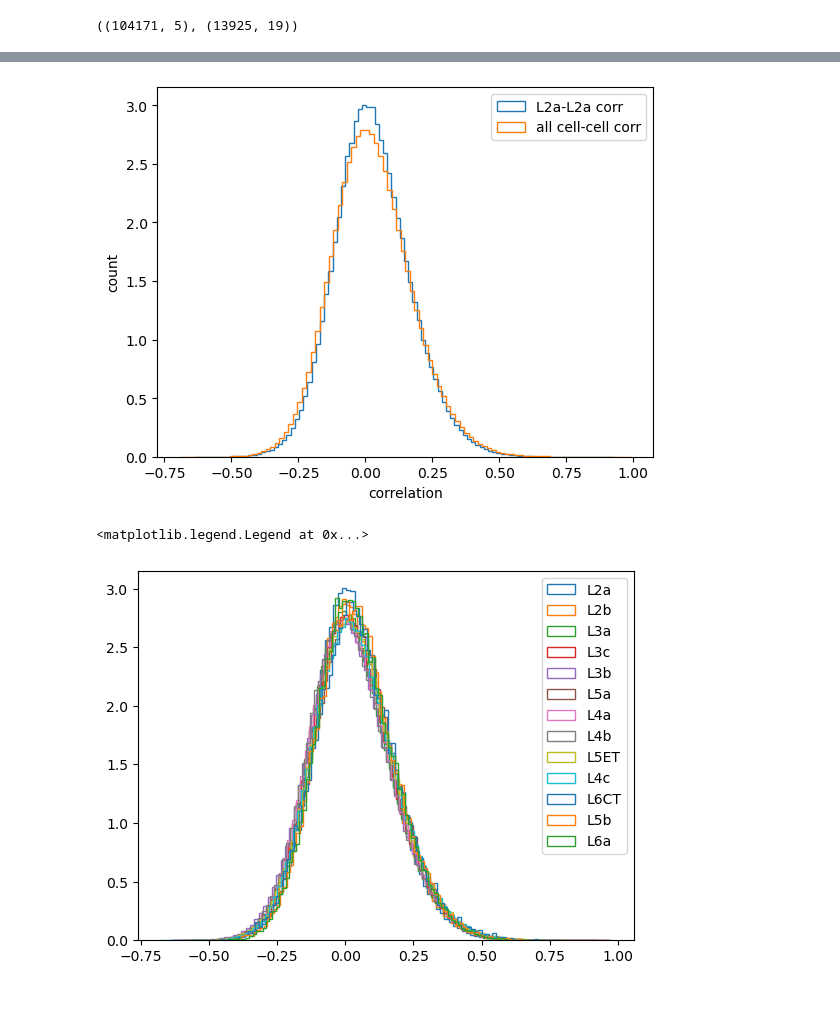
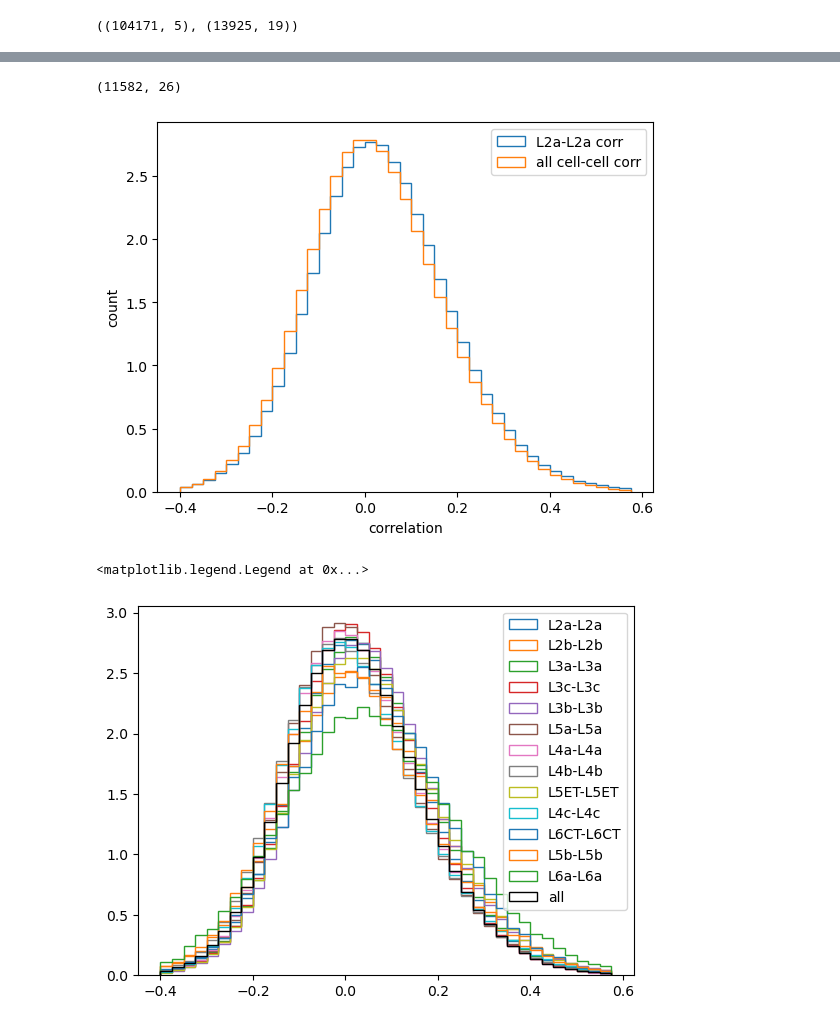
Before and after one commit to AllenInstitute/SWDB_CellTypeFunction, a Jupyter notebook: workshop2/InSilicoStimulus.ipynb, the cells around one changed output, grey strips where cells are left out. Saved outputs shown, nothing was run; the diff lists cells and outputs as text; code cells hidden in the pictures.

```diff
--- a/workshop2/InSilicoStimulus.ipynb
+++ b/workshop2/InSilicoStimulus.ipynb
@@ -89,0 +206,6 @@ plt.show()
+# %%
+# lets plot the structure
+f, ax =plt.subplots()
+ax.imshow(corr_M[0:200,0:200], vmin=-.3, vmax=.3)
+ax.set_xlabel('unit 1')
+ax.set_ylabel('unit 2')
@@ -90,8 +235,14 @@ plt.show()
 # %%
-# plot the distribution of correlations
-import matplotlib.pyplot as plt
-plt.hist(corr[np.triu_indices_from(corr,1)], bins=100)
-plt.xlabel('correlation')
-plt.ylabel('count')
+# First thing to do, lets just look at the distribution of correlations
+
+# we only want the upper triangle of the correlation matrix,
+# excluding the diagonal because Pearson correlation of yourself is by definiton 1.
+# excluding the lower triangle because Pearson correlation is symettric.
+Cbins = np.arange(-.4,.6,.025)
+
+Cvals = corr_M[np.triu_indices_from(corr_M,1)]
+plt.hist(Cvals, bins=Cbins)
+plt.xlabel('Pearson Correlation')
+plt.ylabel('Count')
 plt.show()
 # %% [output]
@@ -117,26 +310,34 @@ ct_df = client.materialize.query_table('aibs_soma_nuc_exc_mtype_preds_v117')
 ct_merge_df=pd.merge(coreg_in_silico.reset_index(), ct_df[['pt_root_id', 'id_ref', 'cell_type']], on='pt_root_id')
+# %%
+# have lost some few cells that we don't have cell types for
+ct_merge_df.shape
+# %% [output]
+(11582, 26)
 # %%
-l2index=ct_merge_df.query('cell_type=="L2a"').index
+# Lets pick out the cells of particular type
+l2index=ct_merge_df.query('cell_type=="L2a"')['index']
 # %%
-
-tempc= corr[l2index, :][:,l2index]
+# pull out the values in the correlation matrix for this
+tempc= corr_M[l2index, :][:,l2index]
 # plot the distribution of correlations
 import matplotlib.pyplot as plt
-plt.hist(tempc[np.triu_indices_from(tempc,1)], bins=100, density=True, histtype='step')
-plt.hist(corr[np.triu_indices_from(corr,1)], bins=100,density=True, histtype='step')
+plt.hist(tempc[np.triu_indices_from(tempc,1)], bins=Cbins, density=True, histtype='step')
+plt.hist(corr_M[np.triu_indices_from(corr_M,1)], bins=Cbins,density=True, histtype='step')
 plt.legend(['L2a-L2a corr', 'all cell-cell corr'])
 plt.xlabel('correlation')
 plt.ylabel('count')
 plt.show()
 # %% [output]
-[figure, old version]
+[figure, new version]
 # %%
 for cell_type in ct_merge_df.cell_type.unique():
-    ctindex=ct_merge_df.query(f'cell_type=="{cell_type}"').index
-    tempc= corr[ctindex, :][:,ctindex]
+    ctindex=ct_merge_df.query(f'cell_type=="{cell_type}"')['index']
+    tempc= corr_M[ctindex, :][:,ctindex]
     if (len(ctindex)>100):
-        plt.hist(tempc[np.triu_indices_from(tempc,1)], bins=100, density=True, histtype='step', label=cell_type)
+        plt.hist(tempc[np.triu_indices_from(tempc,1)], bins=Cbins, density=True, histtype='step', label=f'{cell_type}-{cell_type}')
+plt.hist(corr_M[np.triu_indices_from(corr_M,1)], bins=Cbins,density=True, color='k',histtype='step', label='all')
+
 plt.legend()
 # %% [output]
 <matplotlib.legend.Legend at 0x...>
-[figure, old version]
+[figure, new version]
```
Also changed, not shown: parts of 101 cells of this notebook, 3 other files.
